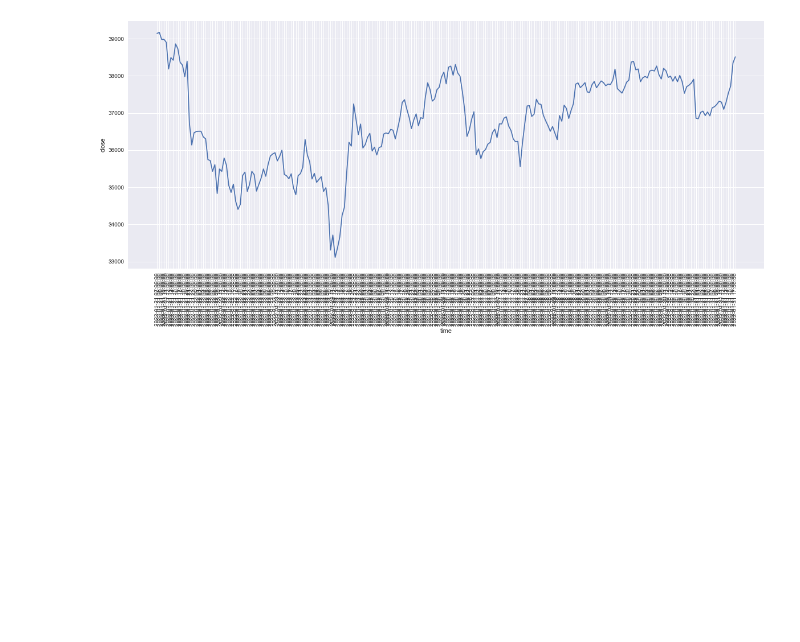
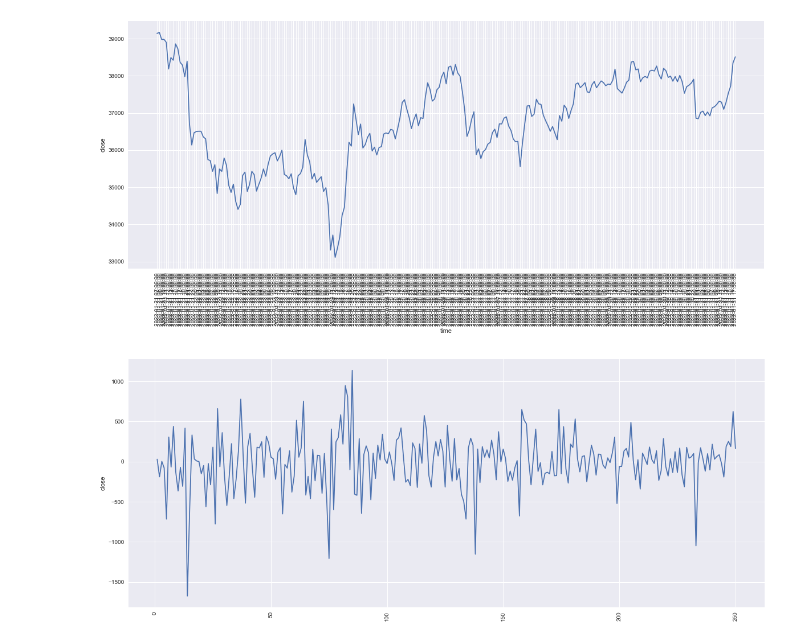
Before and after one commit to szafranskifilip/bitcoin_sentiment_analysis, a Jupyter notebook: data_viz.ipynb, the cells around one changed output. Drawn from its saved outputs; the diff is of its cells as text; code cells hidden in the pictures; blank space fills up the shorter version.

```diff
--- a/data_viz.ipynb
+++ b/data_viz.ipynb
@@ -66,6 +68,14 @@ ax = sns.lineplot(data=df_btc_usd, x="time", y="close")
 ax.tick_params(axis='x', rotation=90);
 # %% [output]
 [figure]
+# %%
+df_btc_usd_diff = df_btc_usd['close'].diff()
+# %%
+plt.figure(figsize=(20,8))
+ax = sns.lineplot(data=df_btc_usd_diff)
+ax.tick_params(axis='x', rotation=90);
+# %% [output]
+[figure, added]
 # %%
 df_tweet_data = pd.read_csv('data/tweet_data.csv')
 df_tweet_data.head()
```
Also changed, not shown: parts of 6 cells of this notebook, 2 other files.
